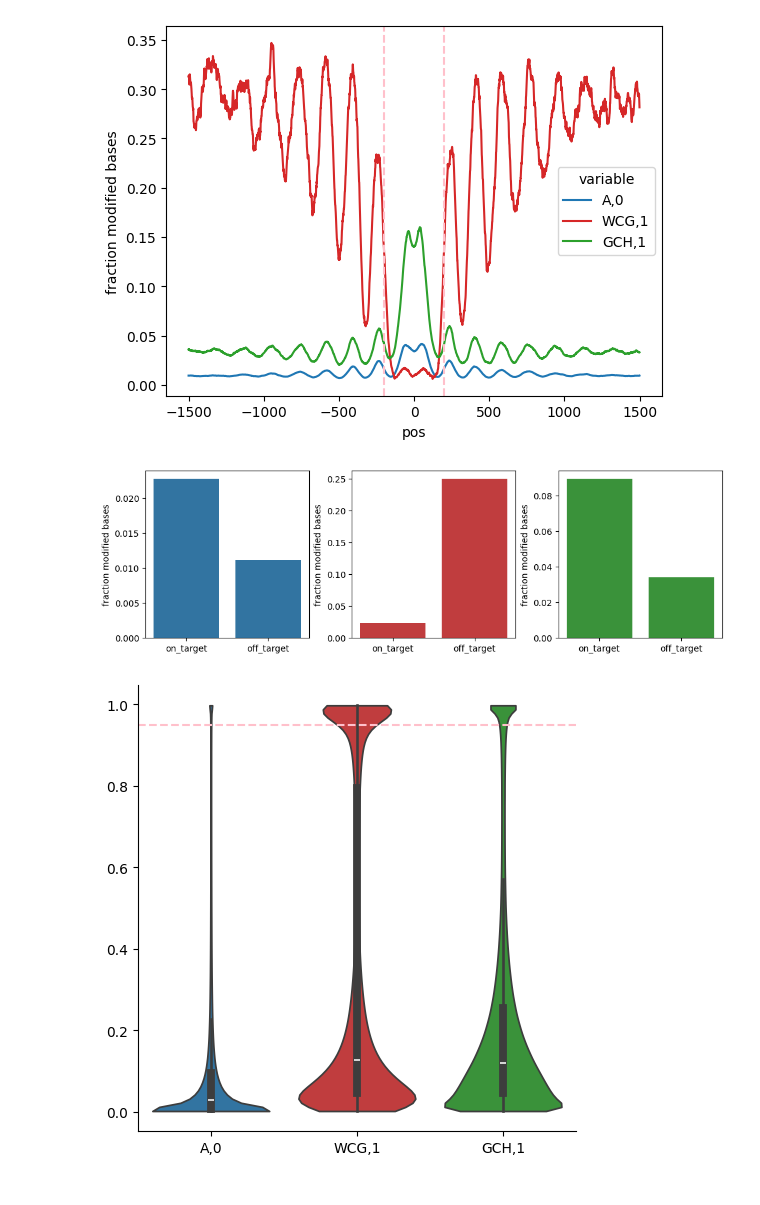
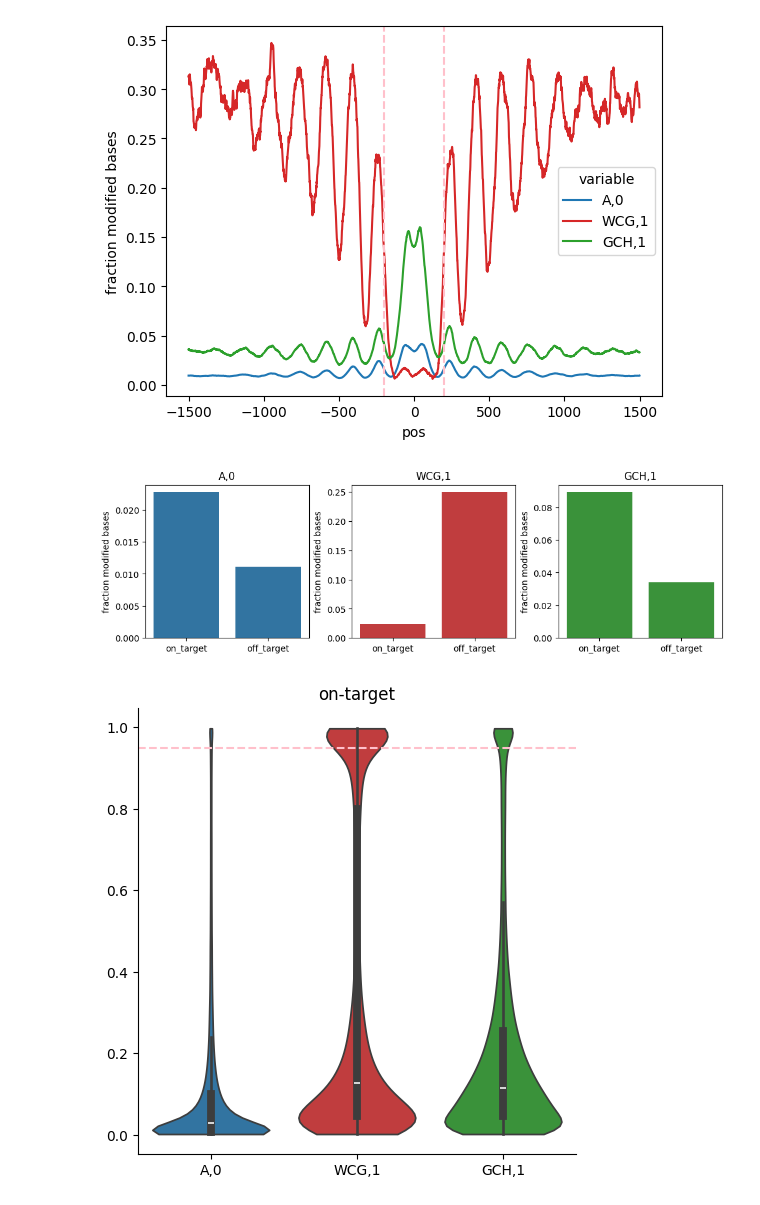
Before and after one commit to streetslab/multimodal-dimelo, a Jupyter notebook: CTCF_analysis.ipynb, the cells around one changed output. Saved outputs shown, nothing was run; the diff lists cells and outputs as text; code cells hidden in the pictures.

Commit message:
improved (?) supplemental figures

```diff
--- a/CTCF_analysis.ipynb
+++ b/CTCF_analysis.ipynb
@@ -82,6 +82,9 @@ plt.close()
 [figure]
 # %% [markdown]
 # Supplemental Figures
+# %%
+rng = np.random.default_rng()
+mod_event_sample_size = 200000  # subsetting mod events to save on time and memory
 # %%
 plot_enrichment_profile.by_modification(
     config.processed_data_dir / f"pileup.{ctcf_output_id}" / "pileup.sorted.bed.gz",
@@ -110,10 +113,11 @@ for motif, ax in zip(motifs, axes):
         palette = {sample_name: plotting.default_palette_map[motif] for sample_name in sample_names},
         ax=ax
     )
+    ax.set_title(motif)
 # %% [output]
-[figure, old version]
+[figure, new version]
 # %%
-motif_mod_vector_dict = {}
+on_target_motif_mod_vector_dict = {}
 for motif in motifs:
     read_tuples, entry_labels, _ = load_processed.read_vectors_from_hdf5(
         file=config.processed_data_dir / f"extract.{ctcf_output_id}" / "reads.combined_basemods.h5",
@@ -125,11 +129,14 @@ for motif in motifs:
     )
     mod_vector_index = entry_labels.index("mod_vector")
     val_vector_index = entry_labels.index("val_vector")
-    motif_mod_vector_dict[motif] = np.concatenate([read_tuple[mod_vector_index][read_tuple[val_vector_index] == 1] for read_tuple in read_tuples])
+    mod_vector = np.concatenate([read_tuple[mod_vector_index][read_tuple[val_vector_index] == 1] for read_tuple in read_tuples])
+    # TODO: Does it matter if I sample without replacement here?
+    on_target_motif_mod_vector_dict[motif] = rng.choice(mod_vector, mod_event_sample_size, replace=False)
 # %%
-fig = sns.catplot(motif_mod_vector_dict, kind="violin", cut=0, palette=plotting.default_palette_map)
+fig = sns.catplot(on_target_motif_mod_vector_dict, kind="violin", cut=0, palette=plotting.default_palette_map)
 plt.axhline(mod_prob_thresh, linestyle="--", color="pink")
+plt.title("on-target")
 plt.show()
 plt.close()
 # %% [output]
-[figure, old version]
+[figure, new version]
```
Also changed, not shown: parts of 2 cells of this notebook.
